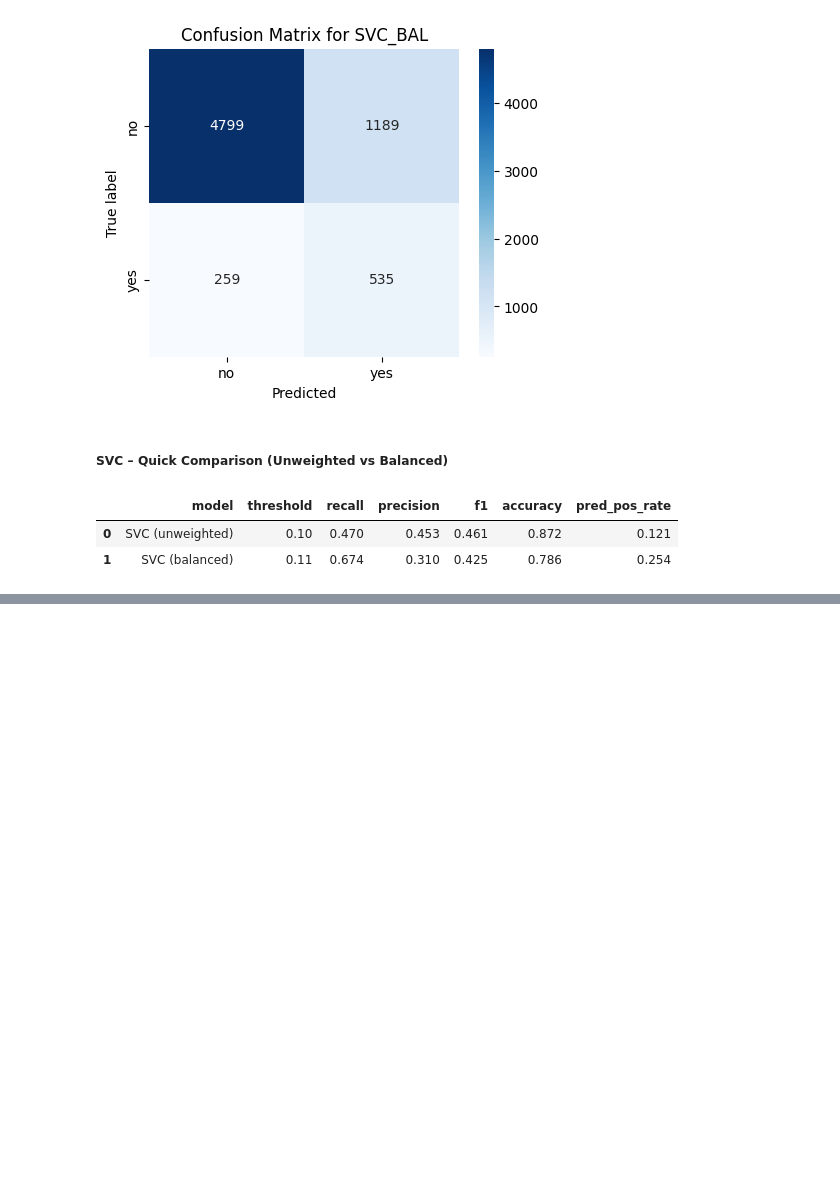
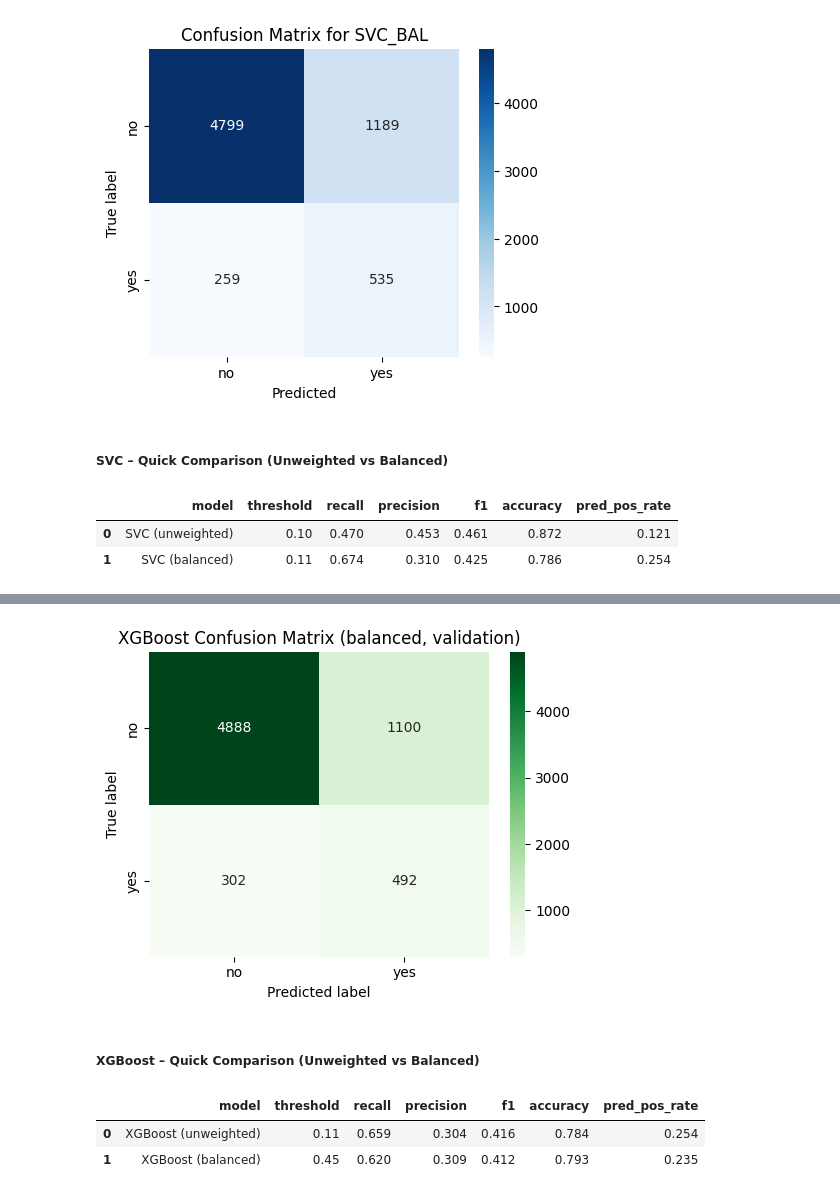
Before and after one commit to SuperDataScience-Community-Projects/SDS-CP038-banktermpredict, a Jupyter notebook: beginner/submissions/team-members/Mahtab/data-analysis.ipynb, the cells around one changed output, grey strips where cells are left out. Saved outputs shown, nothing was run; the diff lists cells and outputs as text; code cells hidden in the pictures; blank space fills up the shorter version.

```diff
--- a/beginner/submissions/team-members/Mahtab/data-analysis.ipynb
+++ b/beginner/submissions/team-members/Mahtab/data-analysis.ipynb
@@ -2416,0 +2657,51 @@ display(results)
+# %%
+probs = globals()[f"probs_val_{Model_Tag}"]
+thresh = globals()[f"THRESH_{Model_Tag.upper()}"]
+y_val_b = np.array(Y_val, dtype=int)
+y_pred = (probs >= thresh).astype(int)
+
+# Confusion matrix
+cm = confusion_matrix(y_val_b, y_pred)
+labels = ['no', 'yes']
+
+# Plot confusion matrix
+plt.figure(figsize=(5,4))
+
+sns.heatmap(cm, annot=True, fmt="d", cmap="Greens", xticklabels=labels, yticklabels=labels)
+plt.xlabel("Predicted label")
+plt.ylabel("True label")
+plt.title("XGBoost Confusion Matrix (balanced, validation)")
+plt.tight_layout()
+plt.show()
+# %% [output]
+[figure, added]
+# %% [markdown]
+##### XGBoost – Quick Comparison (Unweighted vs Balanced)
+# %%
+probs_a_unw = globals().get("probs_val_XGB_UNW")
+probs_b_bal = globals().get("probs_val_XGB_BAL")
+y_val_b = np.array(Y_val, dtype=int)
+threshold_a_unw = globals().get("THRESH_XGB_UNW")
+threshold_b_bal = globals().get("THRESH_XGB_BAL")
+
+def evaluate_model(probs, thresh):
+
+    y_pred = (probs >= thresh).astype(int)
+    return {
+        "threshold": float(thresh),
+        "recall":    recall_score(y_val_b, y_pred, zero_division=0),
+        "precision": precision_score(y_val_b, y_pred, zero_division=0),
+        "f1":        f1_score(y_val_b, y_pred, zero_division=0),
+        "accuracy":  accuracy_score(y_val_b, y_pred),
+        "pred_pos_rate": float(y_pred.mean())
+    }
+final = [
+    {"model": "XGBoost (unweighted)", **evaluate_model(probs_a_unw, threshold_a_unw)},
+    {"model": "XGBoost (balanced)",   **evaluate_model(probs_b_bal, threshold_b_bal)}
+]
+results = pd.DataFrame(final, columns=["model","threshold","recall","precision","f1","accuracy","pred_pos_rate"]).round(3)
+display(results)
+# %% [output]
+|  | model | threshold | recall | precision | f1 | accuracy | pred_pos_rate |
+| 0 | XGBoost (unweighted) | 0.11 | 0.659 | 0.304 | 0.416 | 0.784 | 0.254 |
+| 1 | XGBoost (balanced) | 0.45 | 0.620 | 0.309 | 0.412 | 0.793 | 0.235 |
```
Also changed, not shown: parts of 94 cells of this notebook, 1 other file.
